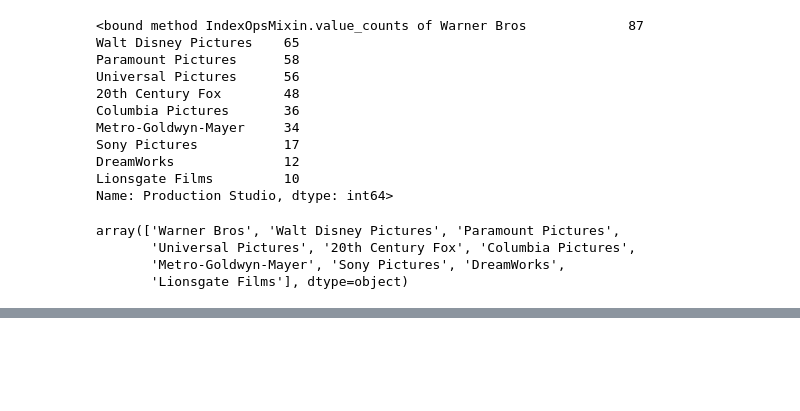
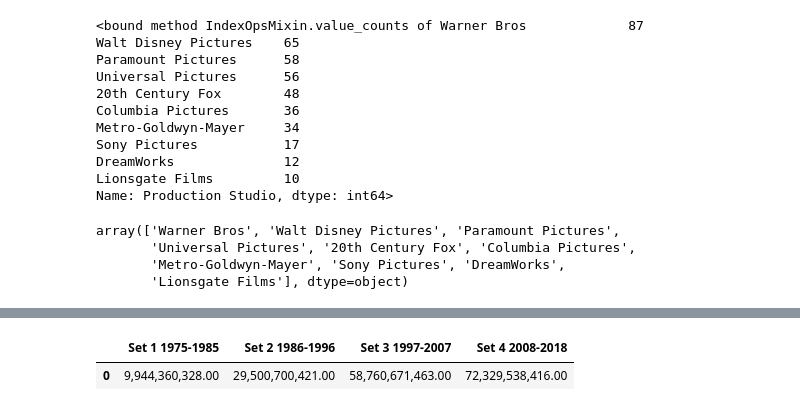
Before and after one commit to vmueller13/Worldwide-Earnings-of-Top-Movies-1975-2018, a Jupyter notebook: Movie_project_py_VLM.ipynb, the cells around one changed output, grey strips where cells are left out. Cells and saved outputs as stored; diff of their text form; code cells hidden in the pictures; blank space fills up the shorter version.

```diff
--- a/Movie_project_py_VLM.ipynb
+++ b/Movie_project_py_VLM.ipynb
@@ -238,0 +260,13 @@ plt.show()
+# %%
+# Sum the worldwide earnings
+total_1 = df_1['Worldwide Gross'].sum()
+total_2 = df_2['Worldwide Gross'].sum()
+total_3 = df_3['Worldwide Gross'].sum()
+total_4 = df_4['Worldwide Gross'].sum()
+
+
+sums_df = pd.DataFrame({'Set 1 1975-1985': [total_1], 'Set 2 1986-1996': [total_2], 'Set 3 1997-2007': [total_3], 'Set 4 2008-2018': [total_4]})
+sums_df
+# %% [output]
+|  | Set 1 1975-1985 | Set 2 1986-1996 | Set 3 1997-2007 | Set 4 2008-2018 |
+| 0 | 9,944,360,328.00 | 29,500,700,421.00 | 58,760,671,463.00 | 72,329,538,416.00 |
```
Also changed, not shown: parts of 7 cells of this notebook.
